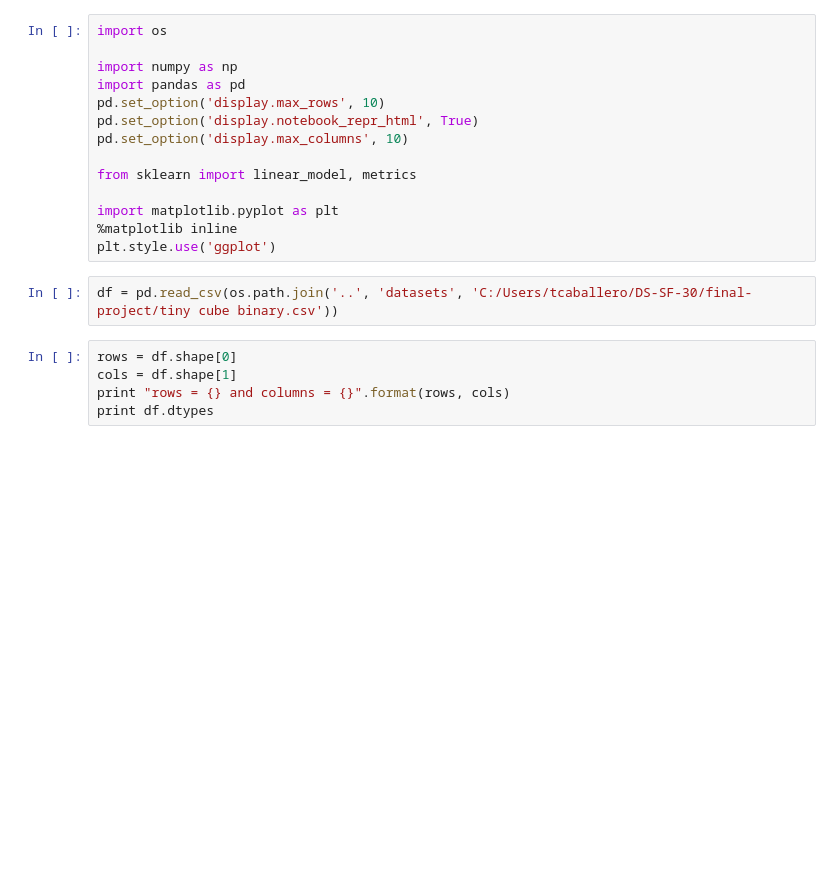
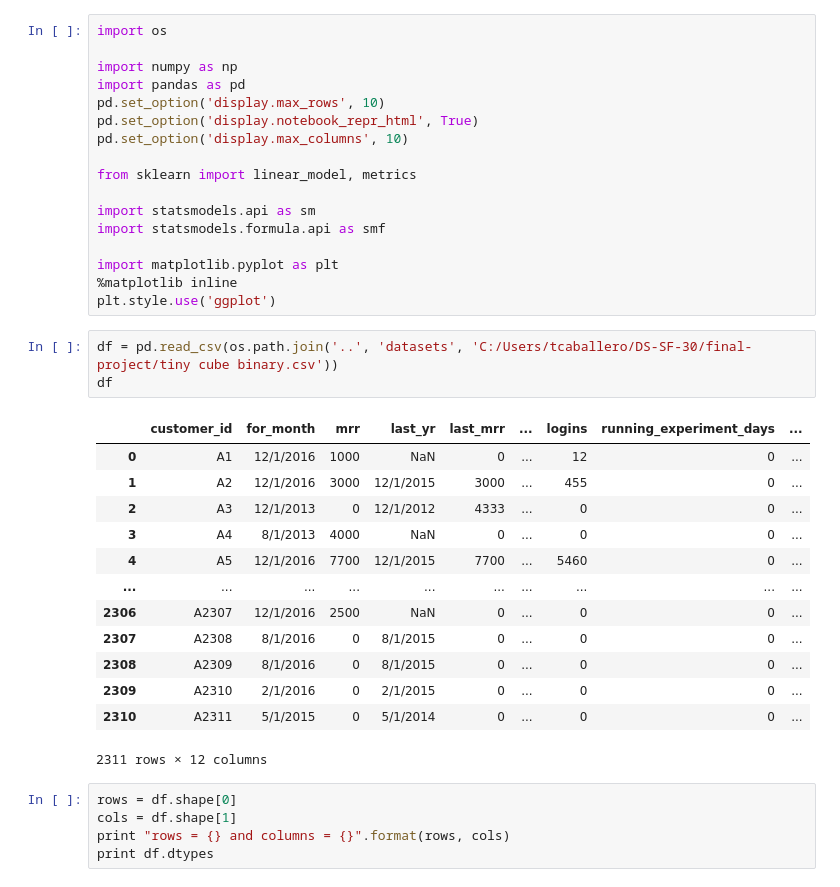
Before and after one commit to tonycaballero/DS-SF-30, a Jupyter notebook: final-project/Cube Analysis.ipynb, the cells around one changed output. Drawn from its saved outputs; the diff is of its cells as text; blank space fills up the shorter version.

```diff
--- a/final-project/Cube Analysis.ipynb
+++ b/final-project/Cube Analysis.ipynb
@@ -9,11 +9,29 @@ pd.set_option('display.max_columns', 10)
 
 from sklearn import linear_model, metrics
 
+import statsmodels.api as sm
+import statsmodels.formula.api as smf
+
 import matplotlib.pyplot as plt
 %matplotlib inline
 plt.style.use('ggplot')
 # %%
 df = pd.read_csv(os.path.join('..', 'datasets', 'C:/Users/tcaballero/DS-SF-30/final-project/tiny cube binary.csv'))
+df
+# %% [output]
+|  | customer_id | for_month | mrr | last_yr | last_mrr | ... | logins | running_experiment_days | ... |
+| 0 | A1 | 12/1/2016 | 1000 | NaN | 0 | ... | 12 | 0 | ... |
+| 1 | A2 | 12/1/2016 | 3000 | 12/1/2015 | 3000 | ... | 455 | 0 | ... |
+| 2 | A3 | 12/1/2013 | 0 | 12/1/2012 | 4333 | ... | 0 | 0 | ... |
+| 3 | A4 | 8/1/2013 | 4000 | NaN | 0 | ... | 0 | 0 | ... |
+| 4 | A5 | 12/1/2016 | 7700 | 12/1/2015 | 7700 | ... | 5460 | 0 | ... |
+| ... | ... | ... | ... | ... | ... | ... | ... | ... | ... |
+| 2306 | A2307 | 12/1/2016 | 2500 | NaN | 0 | ... | 0 | 0 | ... |
+| 2307 | A2308 | 8/1/2016 | 0 | 8/1/2015 | 0 | ... | 0 | 0 | ... |
+| 2308 | A2309 | 8/1/2016 | 0 | 8/1/2015 | 0 | ... | 0 | 0 | ... |
+| 2309 | A2310 | 2/1/2016 | 0 | 2/1/2015 | 0 | ... | 0 | 0 | ... |
+| 2310 | A2311 | 5/1/2015 | 0 | 5/1/2014 | 0 | ... | 0 | 0 | ... |
+2311 rows × 12 columns
 # %%
 rows = df.shape[0]
 cols = df.shape[1]
```
Also changed, not shown: parts of 4 cells of this notebook.
